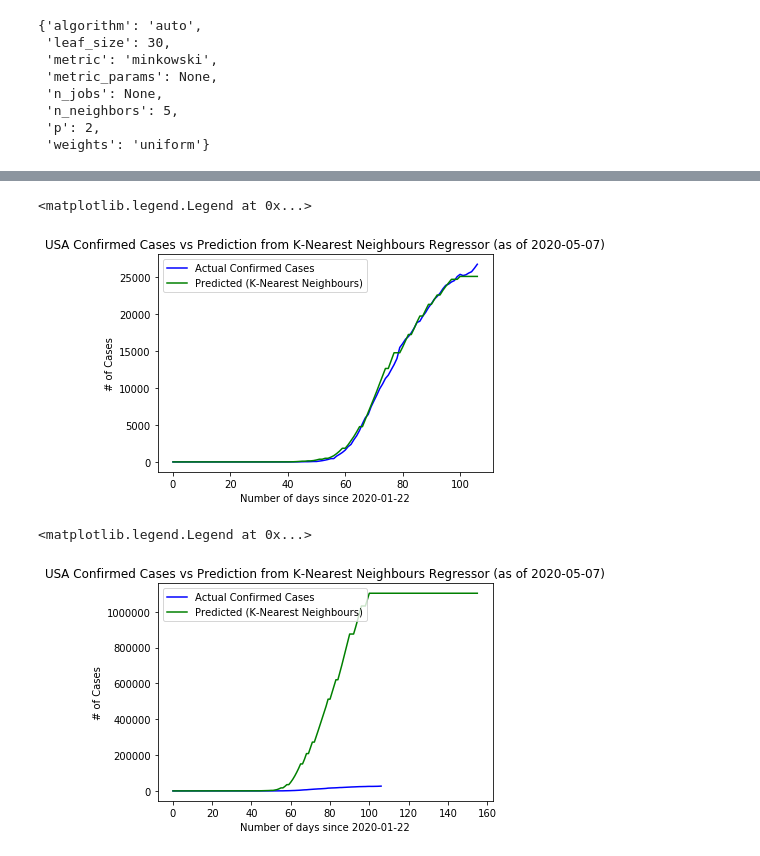
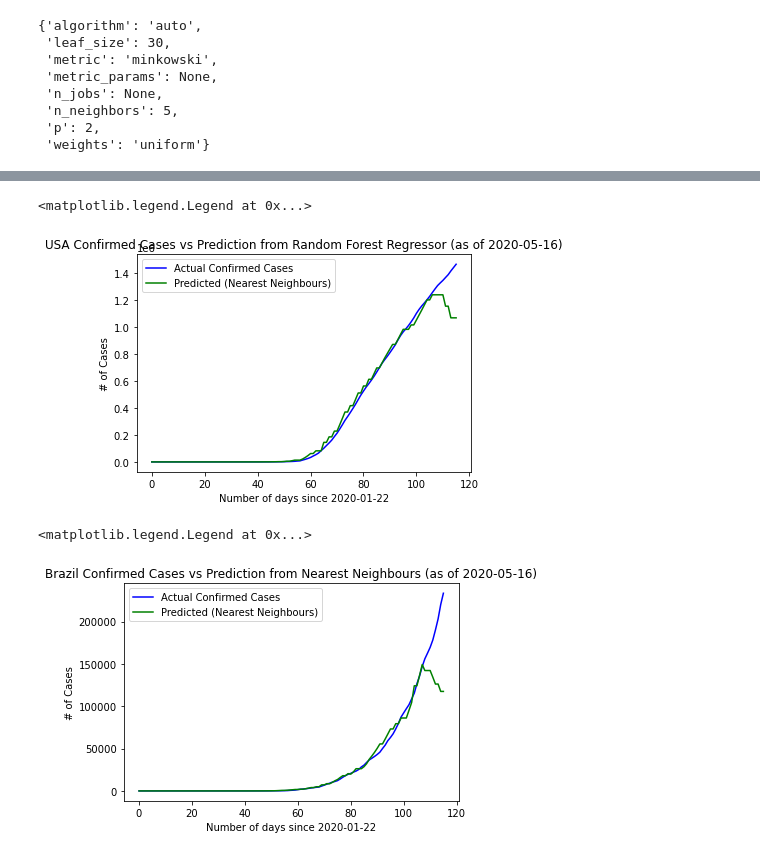
Before and after one commit to EduRibeiro00/CovidForecast-feup-iart, a Jupyter notebook: proj2/covid_analysis_knn.ipynb, the cells around one changed output, grey strips where cells are left out. Saved outputs shown, nothing was run; the diff lists cells and outputs as text; code cells hidden in the pictures.

Commit message:
updated knn neighbours

```diff
--- a/proj2/covid_analysis_knn.ipynb
+++ b/proj2/covid_analysis_knn.ipynb
@@ -145,0 +230,10 @@ plt.hist(model_accuracies)
+# %%
+# split the data into training and testing sets
+in_conf_train, in_conf_test, out_conf_train, out_conf_test = train_test_split(inputs_normalized, outputs, test_size=0.20, shuffle=True)
+
+# NOTE: actually, the "testing" set will be used for "manual" testing and plotting, while the training set will be
+# further divided in training and testing sets, in order to perform k-fold cross validation.
+# %%
+# create K-Nearest Neighbours instance, and check the hyper parameters)
+knn = KNeighborsRegressor()
+knn.get_params()
@@ -145,0 +249,17 @@ plt.hist(model_accuracies)
+# %%
+# do hyper parameter tuning with the K-Nearest, using cross validation
+leaf_size = list(range(10,50))
+n_neighbors = list(range(10,30))
+p=[1,2]
+
+param_grid = dict(leaf_size=leaf_size, n_neighbors=n_neighbors, p=p)
+
+#search = GridSearchCV(estimator=knn, param_grid=param_grid, cv=10, n_jobs=-1, verbose=2)
+search = RandomizedSearchCV(knn, param_grid, scoring='neg_mean_squared_error', cv=10, return_train_score=True, n_jobs=-1, n_iter=30, verbose=1)
+
+# Training the model with training data
+search.fit(in_conf_train, out_conf_train)
+print('Best score: {}'.format(search.best_score_))
+print('Best parameters: {}'.format(search.best_params_))
+search.best_estimator_
+knn_estimator = search.best_estimator_
@@ -145,0 +274,10 @@ plt.hist(model_accuracies)
+# %%
+knn_estimator.fit(in_conf_train, out_conf_train) # tirar quando descomentar o que esta em cima
+knn_estimator_pred = knn_estimator.predict(in_conf_test)
+plt.plot(out_conf_test)
+plt.plot(knn_estimator_pred)
+plt.legend(['Test Data', 'K-Nearest Neighbour Predictions'])
+print('MAE:', mean_absolute_error(out_conf_test, knn_estimator_pred))
+print('MSE:',mean_squared_error(out_conf_test, knn_estimator_pred))
+print('RMSE:', math.sqrt(mean_squared_error(out_conf_test, knn_estimator_pred)))
+print('R^2:', r2_score(out_conf_test, knn_estimator_pred))
@@ -146,43 +290,36 @@ plt.hist(model_accuracies)
 # %%
-usa_df = df.loc[df["Country/Region"] == "Portugal"]
+usa_df = df.loc[df["Country/Region"] == "US"]
 usa_inputs = usa_df[["Lat_norm", "Long_norm", "Num_days_from_begin_norm"]].values
 usa_outputs = usa_df["Confirmed"].values
 days_list = df["Num_days_from_begin"].unique()
 usa_pred_output = knn_estimator.predict(usa_inputs)
 
 first_day = df["Date"].min()
 last_day = df["Date"].max()
 plt.plot(days_list, usa_outputs, color='blue', label="Actual Confirmed Cases")
-plt.plot(days_list, usa_pred_output, color='green', label="Predicted (K-Nearest Neighbours)")
+plt.plot(days_list, usa_pred_output, color='green', label="Predicted (Nearest Neighbours)")
 plt.xlabel("Number of days since {}".format(first_day))
 plt.ylabel("# of Cases")
-plt.title("USA Confirmed Cases vs Prediction from K-Nearest Neighbours Regressor (as of {})".format(last_day))
+plt.title("USA Confirmed Cases vs Prediction from Random Forest Regressor (as of {})".format(last_day))
 plt.legend()
 # %% [output]
 <matplotlib.legend.Legend at 0x...>
-[figure, old version]
+[figure, new version]
 # %%
-usa_lat_norm, usa_long_norm = get_coords_for_country("Portugal")
+brazil_df = df.loc[df["Country/Region"] == "Brazil"]
+brazil_inputs = brazil_df[["Lat_norm", "Long_norm", "Num_days_from_begin_norm"]].values
+brazil_outputs = brazil_df["Confirmed"].values
+days_list = df["Num_days_from_begin"].unique()
+brazil_pred_output = knn_estimator.predict(brazil_inputs)
 
-# make a list to predict the next days
-max_num_days_from_begin = df["Num_days_from_begin"].max()
-future_days_to_predict = 50
-
-usa_future_inputs_list = []
-future_days_list = []
-
-for day in range(max_num_days_from_begin + future_days_to_predict):
-    day_normalized = round((day / (1 + day)), 6) # perform inverse logit to get normalized day
-    usa_future_inputs_list.append([usa_lat_norm, usa_long_norm, day_normalized])
-    future_days_list.append(day)
-
-usa_future_outputs = knn_estimator.predict(usa_future_inputs_list)
-plt.plot(days_list, usa_outputs, color='blue', label="Actual Confirmed Cases")
-plt.plot(future_days_list, usa_future_outputs, color='green', label="Predicted (K-Nearest Neighbours)")
+first_day = df["Date"].min()
+last_day = df["Date"].max()
+plt.plot(days_list, brazil_outputs, color='blue', label="Actual Confirmed Cases")
+plt.plot(days_list, brazil_pred_output, color='green', label="Predicted (Nearest Neighbours)")
 plt.xlabel("Number of days since {}".format(first_day))
 plt.ylabel("# of Cases")
-plt.title("USA Confirmed Cases vs Prediction from K-Nearest Neighbours Regressor (as of {})".format(last_day))
+plt.title("Brazil Confirmed Cases vs Prediction from Nearest Neighbours (as of {})".format(last_day))
 plt.legend()
 # %% [output]
 <matplotlib.legend.Legend at 0x...>
-[figure, old version]
+[figure, new version]
```
Also changed, not shown: parts of 23 cells of this notebook, 2 other files.
